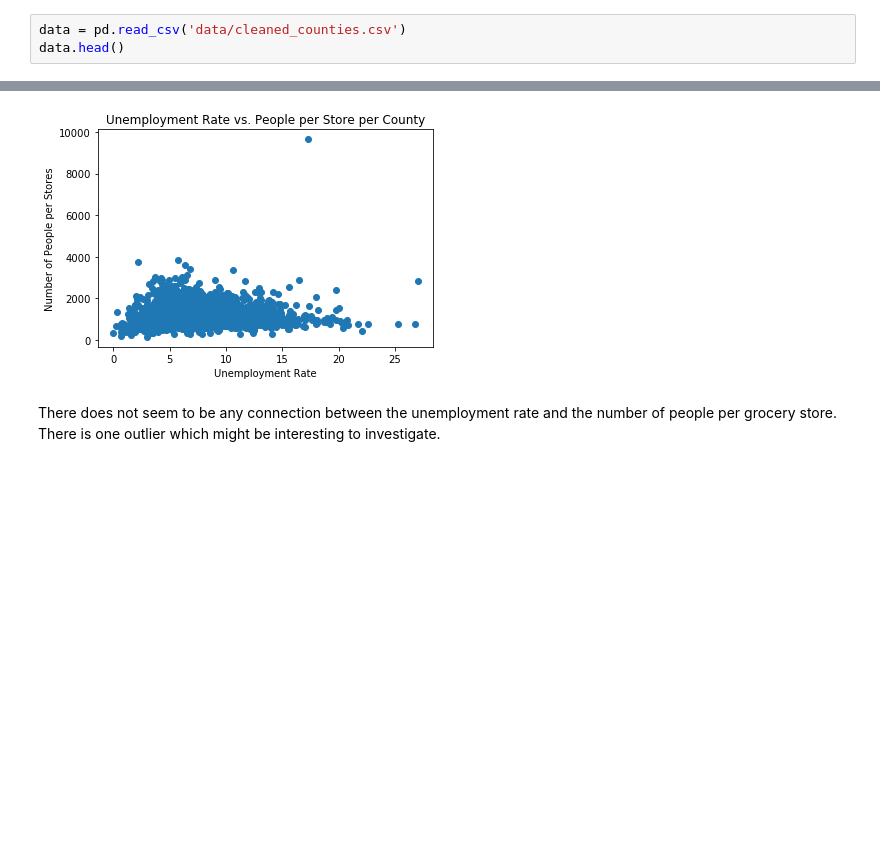
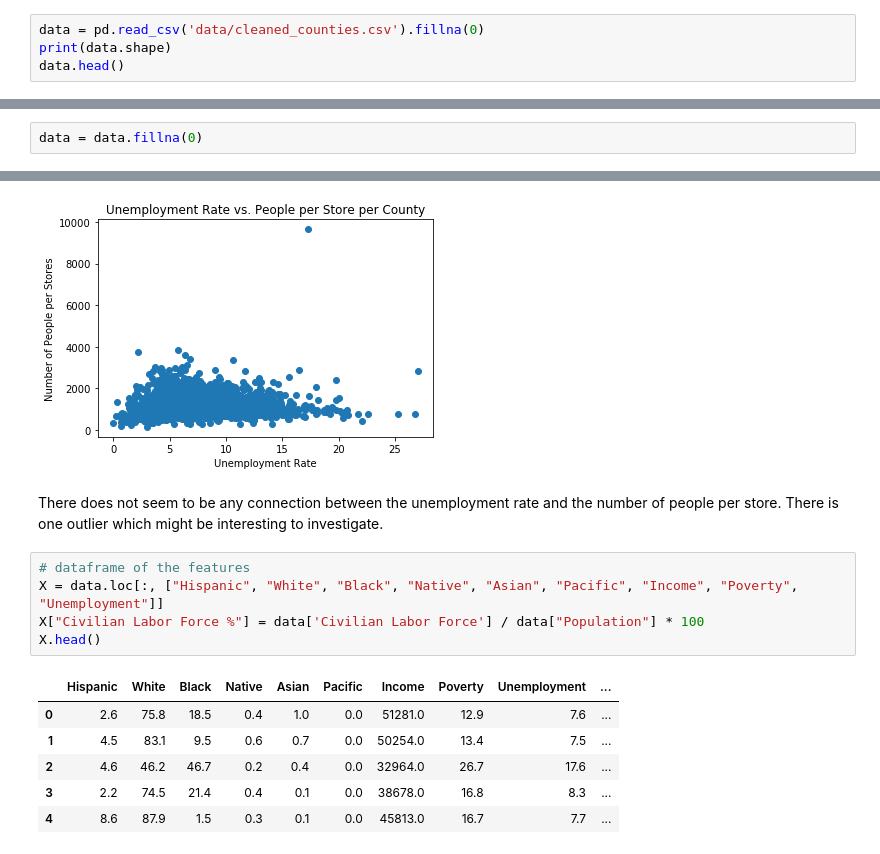
Before and after one commit to ravis773/food-desert-income-analysis, a Jupyter notebook: analysis.ipynb, the cells around one changed output, grey strips where cells are left out. Drawn from its saved outputs; the diff is of its cells as text; blank space fills up the shorter version.

```diff
--- a/analysis.ipynb
+++ b/analysis.ipynb
@@ -6,4 +11,5 @@ import matplotlib.pyplot as plt
 # %%
-data = pd.read_csv('data/cleaned_counties.csv')
+data = pd.read_csv('data/cleaned_counties.csv').fillna(0)
+print(data.shape)
 data.head()
 # %% [output]
@@ -13,6 +20,8 @@ data.head()
 | 2 | 1005 | Alabama | Barbour | 26270 | 4.6 | 46.2 | 46.7 | 0.2 | 0.4 | 0.0 | 32964.0 | ... |
 | 3 | 1007 | Alabama | Bibb | 22561 | 2.2 | 74.5 | 21.4 | 0.4 | 0.1 | 0.0 | 38678.0 | ... |
 | 4 | 1009 | Alabama | Blount | 57676 | 8.6 | 87.9 | 1.5 | 0.3 | 0.1 | 0.0 | 45813.0 | ... |
+# %%
+data = data.fillna(0)
 # %%
 plt.scatter(data["Population"], data["Total Stores"])
 plt.title("Population vs. Number of Stores per County")
@@ -42,4 +51,16 @@ plt.show()
 # %% [output]
 [figure]
 # %% [markdown]
-There does not seem to be any connection between the unemployment rate and the number of people per grocery store. There is one outlier which might be interesting to investigate.
+There does not seem to be any connection between the unemployment rate and the number of people per store. There is one outlier which might be interesting to investigate.
+# %%
+# dataframe of the features
+X = data.loc[:, ["Hispanic", "White", "Black", "Native", "Asian", "Pacific", "Income", "Poverty", "Unemployment"]]
+X["Civilian Labor Force %"] = data['Civilian Labor Force'] / data["Population"] * 100
+X.head()
+# %% [output]
+|  | Hispanic | White | Black | Native | Asian | Pacific | Income | Poverty | Unemployment | ... |
+| 0 | 2.6 | 75.8 | 18.5 | 0.4 | 1.0 | 0.0 | 51281.0 | 12.9 | 7.6 | ... |
+| 1 | 4.5 | 83.1 | 9.5 | 0.6 | 0.7 | 0.0 | 50254.0 | 13.4 | 7.5 | ... |
+| 2 | 4.6 | 46.2 | 46.7 | 0.2 | 0.4 | 0.0 | 32964.0 | 26.7 | 17.6 | ... |
+| 3 | 2.2 | 74.5 | 21.4 | 0.4 | 0.1 | 0.0 | 38678.0 | 16.8 | 8.3 | ... |
+| 4 | 8.6 | 87.9 | 1.5 | 0.3 | 0.1 | 0.0 | 45813.0 | 16.7 | 7.7 | ... |
```
Also changed, not shown: parts of 13 cells of this notebook, 1 other file.
